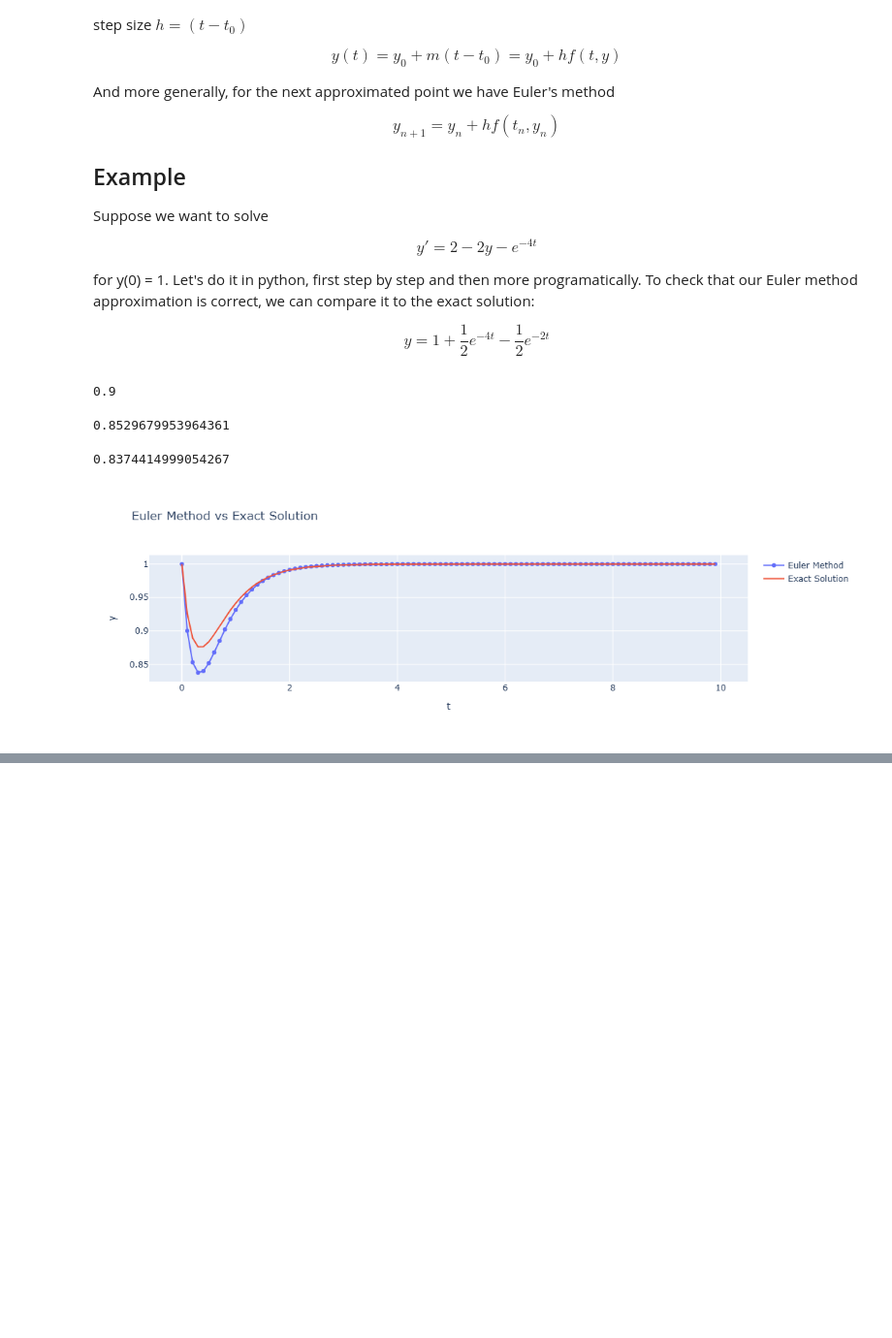
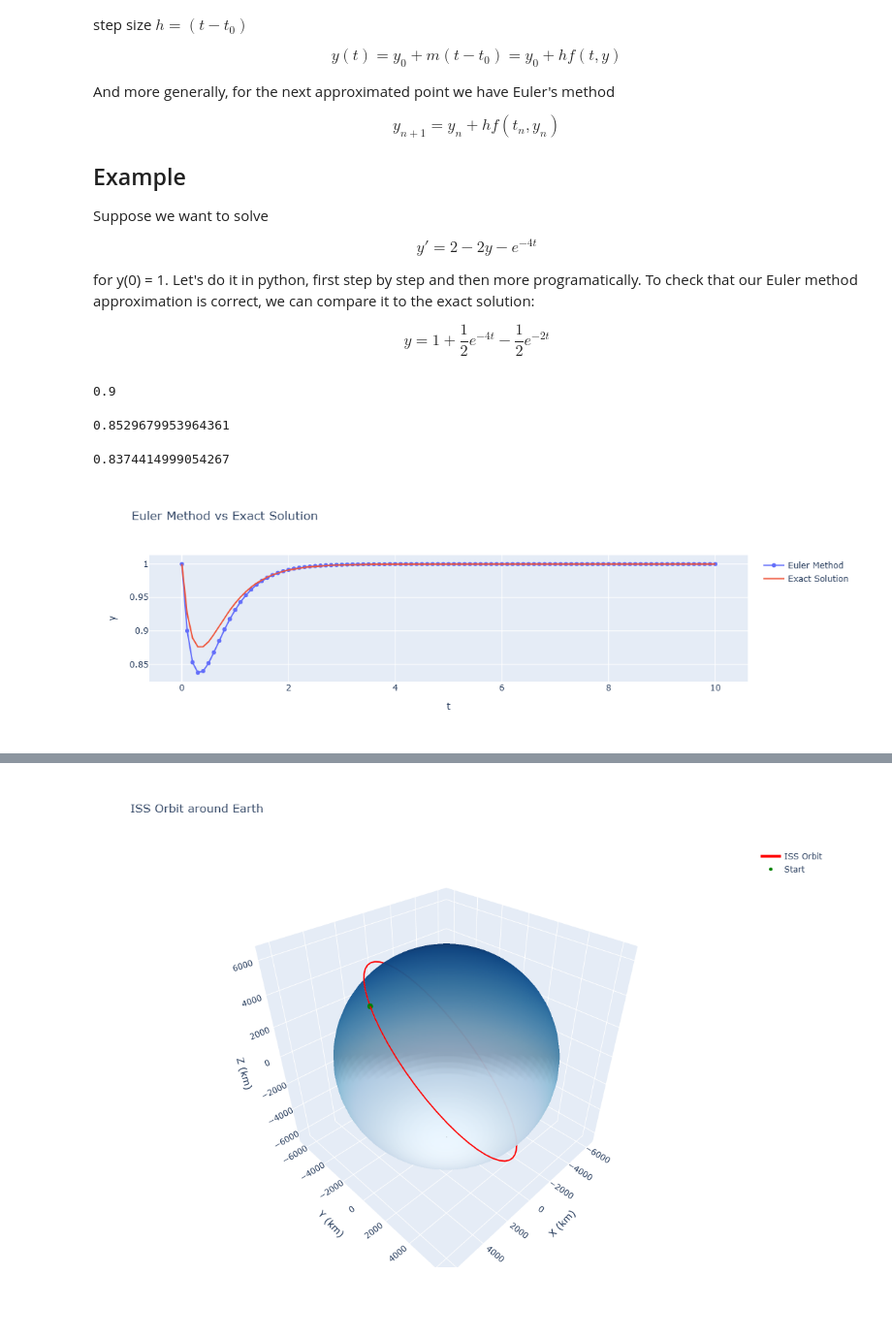
Before and after one commit to dataseyo/fds, a Jupyter notebook: Numerical.ipynb, the cells around one changed output, grey strips where cells are left out. Shown: that part at 97% size. Drawn from its saved outputs; the diff is of its cells as text; code cells hidden in the pictures; blank space fills up the shorter version.

```diff
--- a/Numerical.ipynb
+++ b/Numerical.ipynb
@@ -93,0 +255,14 @@ Euler's method is a bit too elementary for real world astrodynamics work.
+# %%
+# Initial conditions for the Earth and ISS
+G = 6.6743e-11 # Gravitational constant (m^3 kg^-1 s^-2)
+M = 5.972e24 # Earth's mass (kg)
+
+# Note: we divide by 1e9 to convert from m^3 to km^3
+mu = G * M / 1e9 # Earth's Gravitational parameter (km³/s²).
+R_E = 6371 # Earth radius km
+ISS_state = [4594.538080583650, -518.497562387511, 4971.920043568070, 3.04885405621686, 6.70589447957430, -2.11599401224387]
+
+# sanity check for ISS altitude
+r_mag = np.linalg.norm(ISS_state[:3])
+alt = r_mag - R_E
+print(f"ISS altitude: {alt:.0f} km")
@@ -93,0 +334,68 @@ Euler's method is a bit too elementary for real world astrodynamics work.
+# %%
+# Let's integrate the ISS trajectory!
+# throw our 2 body eom into RK4
+times, sol = RK4(eom, [0, p+100], ISS_state, 100, mu)
+# %%
+# let's plot!
+x = sol[:, 0]
+y = sol[:, 1]
+z = sol[:, 2]
+
+fig = go.Figure()
+
+# spherical earth
+u = np.linspace(0, 2 * np.pi, 50)
+v = np.linspace(0, np.pi, 50)
+x_sphere = R_E * np.outer(np.cos(u), np.sin(v))
+y_sphere = R_E * np.outer(np.sin(u), np.sin(v))
+z_sphere = R_E * np.outer(np.ones(np.size(u)), np.cos(v))
+
+fig.add_trace(go.Surface(
+    x=x_sphere, y=y_sphere, z=z_sphere,
+    colorscale='Blues',
+    showscale=False,
+    opacity=0.8,
+    hoverinfo='skip',
+    showlegend=False,
+    contours=dict(
+        x=dict(highlight=False),
+        y=dict(highlight=False),
+        z=dict(highlight=False)
+    ) # this disables annoying highlighting of the sphere
+))
+
+# ISS trajectory
+fig.add_trace(go.Scatter3d(
+    x=x, y=y, z=z,
+    mode='lines',
+    line=dict(color='red', width=4),
+    name='ISS Orbit',
+    hovertemplate='<b>ISS Position</b><br>X: %{x:.2f} km<br>Y: %{y:.2f} km<br>Z: %{z:.2f} km<extra></extra>'
+))
+
+# starting point
+fig.add_trace(go.Scatter3d(
+    x=[x[0]], y=[y[0]], z=[z[0]],
+    mode='markers',
+    marker=dict(size=5, color='green'),
+    name='Start',
+    hoverinfo='name'
+))
+
+# layout config
+fig.update_layout(
+    scene=dict(
+        xaxis_title='X (km)',
+        yaxis_title='Y (km)',
+        zaxis_title='Z (km)',
+        aspectmode='data',  # Equal aspect ratio
+    ),
+    title='ISS Orbit around Earth',
+    showlegend=True,
+    width=800,
+    height=800
+)
+
+fig.show()
+# %% [output]
+[figure, added]
```
Also changed, not shown: parts of 19 cells of this notebook.
